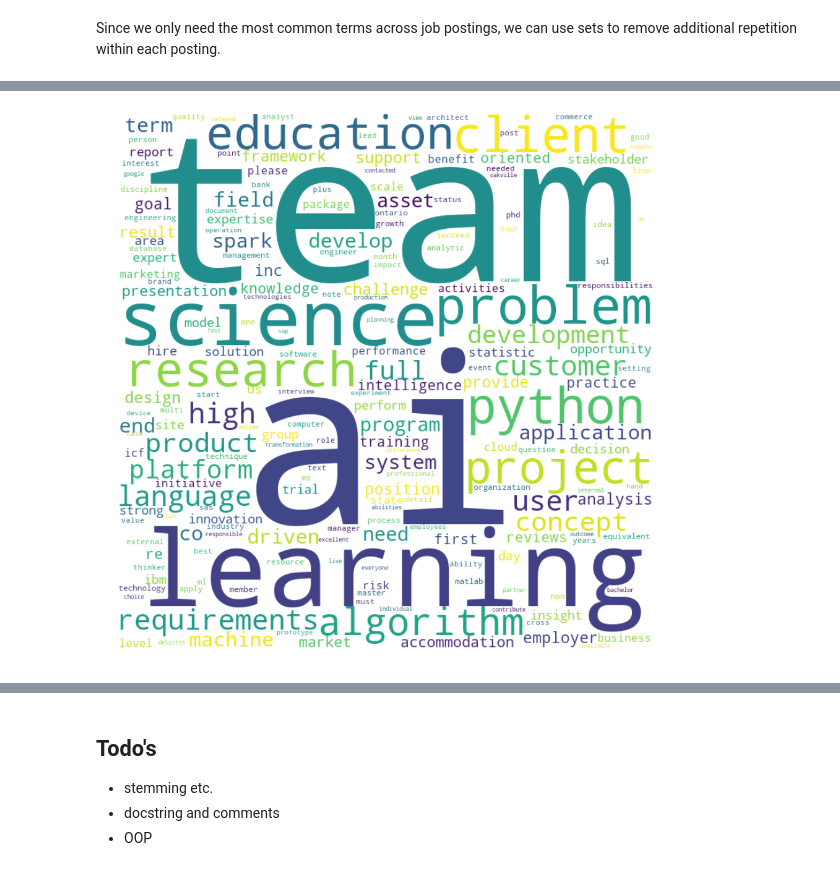
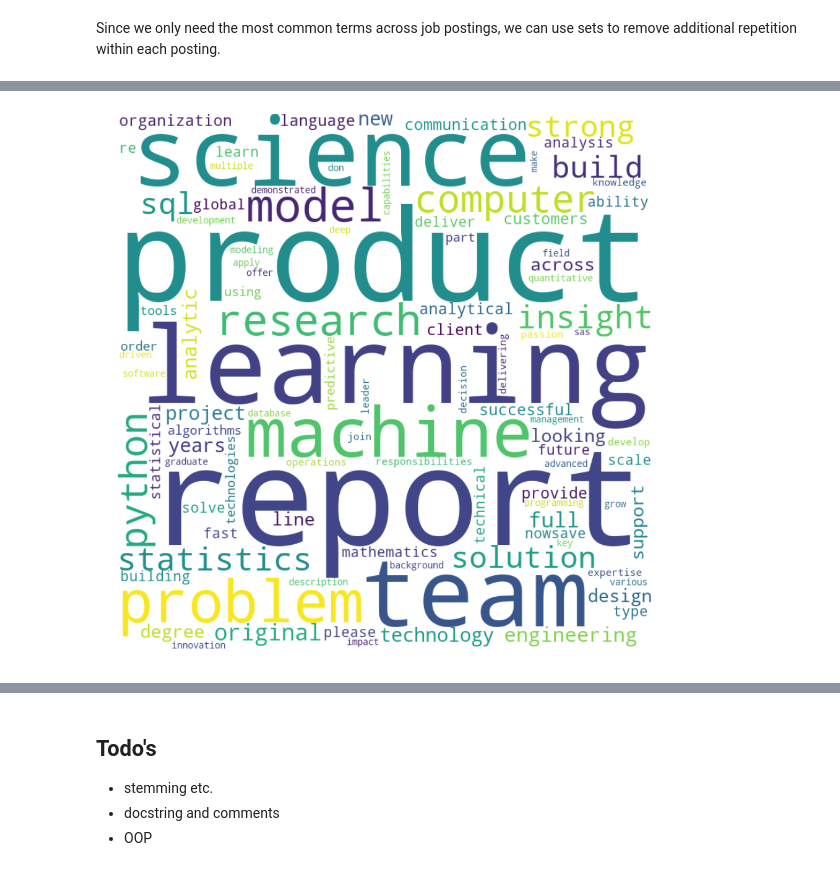
Before and after one commit to georgeliu1998/ideal_profiles, a Jupyter notebook: ideal_profiles_2.ipynb, the cells around one changed output, grey strips where cells are left out. Saved outputs shown, nothing was run; the diff lists cells and outputs as text; code cells hidden in the pictures.

```diff
--- a/ideal_profiles_2.ipynb
+++ b/ideal_profiles_2.ipynb
@@ -230,0 +251,2 @@ with open('postings.json', 'r') as f:
+# %%
+data = load_data('data_scientist.json')
@@ -242,30 +284,11 @@ plot_wc(text, max_words=60,
 # %% [markdown]
 Since we only need the most common terms across job postings, we can use sets to remove additional repetition within each posting.
-# %%
-def clean_text(text):
-    """
-    Clean the text so that all words are root...
-
-    Arguments:
-    text -- list of job posting strings
-
-    Returns:
-    cleaned_text -- a text string for the wc plot
-    """
-
-    text = [set(i.split()) for i in text]
-
-    cleaned_text = set()
-    for s in text:
-        cleaned_text.update(s)
-    cleaned_text = ' '.join(cleaned_text)
-
-    return cleaned_text
 # %%
-stopwords_list = ['ago', 'based', 'canada', 'candidate', 'company', 'data', 'days', 'education',
-                  'employee', 'ensure', 'environment', 'et', 'etc', 'experience', 'help', 'including',
-                  'job', 'life', 'location', 'microsoft', 'nowapply', 'office', 'preferred', 'qualifications', 'required', 'requirement',
-                  'resume', 'review',
-                  'reviewsread', 'save', 'saying', 'scientist', 'self', 'service', 'sitesave', 'skill', 'skills', 'time', 'tool',
-                  'toronto', 'understanding',
-                      'well', 'will', 'work', 'working', 'world', 'year', 'yearsjobapply']
+stopwords_list = ['accommodation', 'ago', 'application', 'based', 'canada', 'candidate', 'company', 'data', 'days',
+                  'education', 'employee', 'ensure', 'environment', 'et', 'etc', 'experience', 'help', 'including',
+                  'job', 'jobapply', 'life', 'location', 'microsoft', 'nowapply', 'office', 'preferred', 'people',
+                  'qualifications', 'required', 'requirement', 'requirements', 'resume', 'review','reviews',
+                  'reviewsread', 'role', 'save', 'saying', 'scientist', 'self', 'service', 'sitesave', 'skill',
+                  'skills', 'time', 'tool', 'toronto', 'understanding', 'us', 'well', 'will', 'work', 'working',
+                  'world', 'year', 'yearsjobapply']
+stopwords_list
@@ -272,11 +313,11 @@ stopwords_list = ['ago', 'based', 'canada', 'candidate', 'company', 'data', 'day
 # %%
 # Take the first 100 postings and make a wordcloud plot
 text = []
-for i in range(1, 101):
-    text.append(data[i]['posting'])
+for i in range(0, 10):
+    text.append(data[str(i)]['posting'])
 text = clean_text(text)
-plot_wc(text, max_words=200,
+plot_wc(text, max_words=100,
         stopwords_list=stopwords_list,
-        to_file_name="wc_cleaned")
+        to_file_name="wc_cleaned_mle")
 # %% [output]
-[figure, old version]
+[figure, new version]
```
Also changed, not shown: parts of 25 cells of this notebook.
